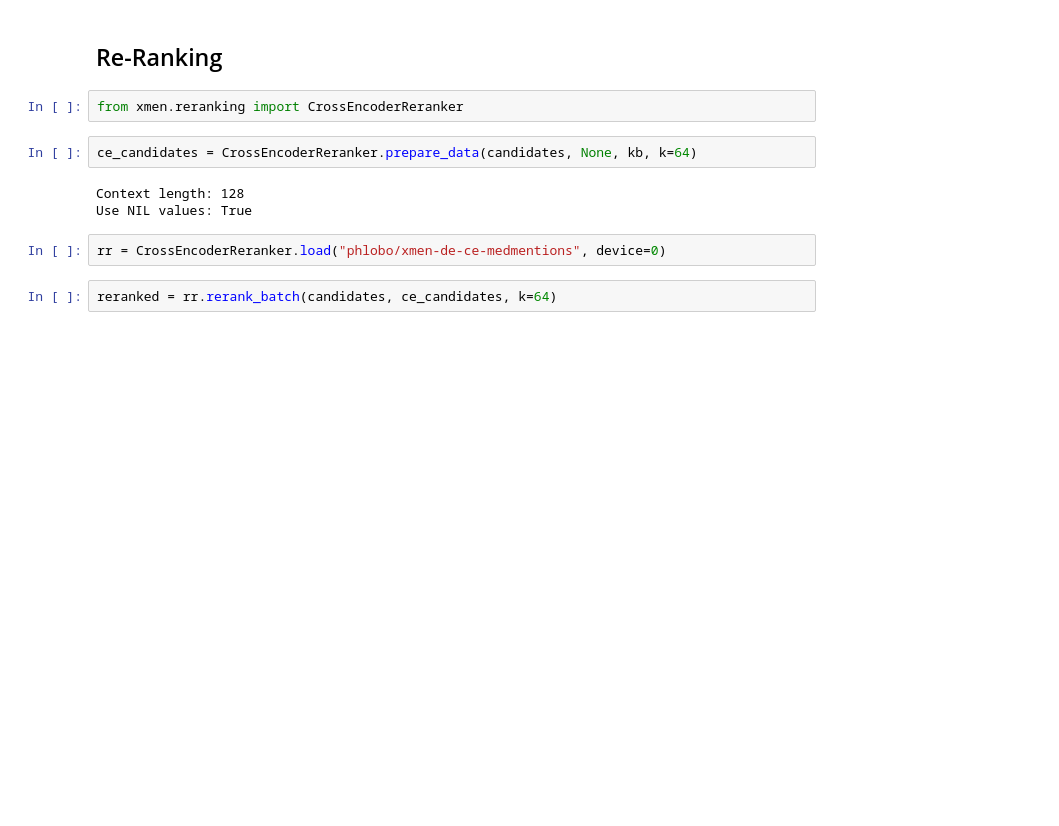
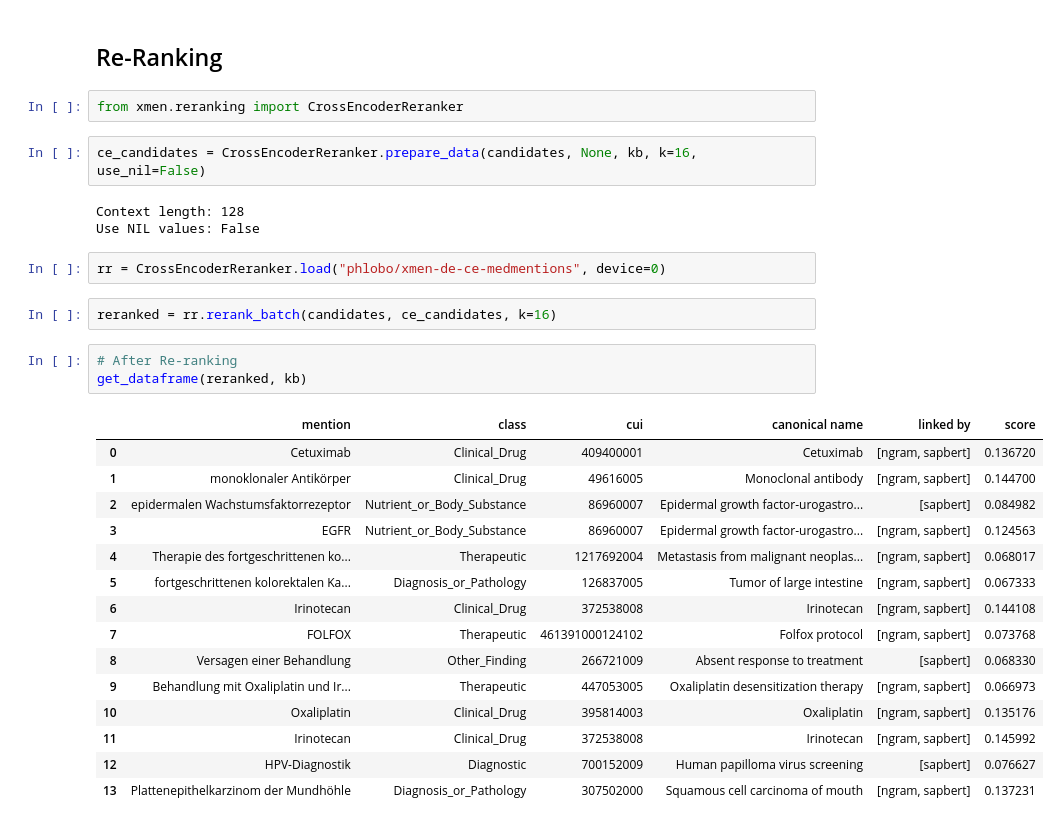
Before and after one commit to hpi-dhc/xmen, a Jupyter notebook: examples/03_SNOMED_Linking_German.ipynb, the cells around one changed output. Drawn from its saved outputs; the diff is of its cells as text; blank space fills up the shorter version.

```diff
--- a/examples/03_SNOMED_Linking_German.ipynb
+++ b/examples/03_SNOMED_Linking_German.ipynb
@@ -117,14 +117,33 @@ get_dataframe(candidates, kb)
 # %%
 from xmen.reranking import CrossEncoderReranker
 # %%
-ce_candidates = CrossEncoderReranker.prepare_data(candidates, None, kb, k=64)
+ce_candidates = CrossEncoderReranker.prepare_data(candidates, None, kb, k=16, use_nil=False)
 # %% [output]
 Context length: 128
-Use NIL values: True
+Use NIL values: False
 # %%
 rr = CrossEncoderReranker.load("phlobo/xmen-de-ce-medmentions", device=0)
 # %%
-reranked = rr.rerank_batch(candidates, ce_candidates, k=64)
+reranked = rr.rerank_batch(candidates, ce_candidates, k=16)
+# %%
+# After Re-ranking
+get_dataframe(reranked, kb)
+# %% [output]
+|  | mention | class | cui | canonical name | linked by | score |
+| 0 | Cetuximab | Clinical_Drug | 409400001 | Cetuximab | [ngram, sapbert] | 0.136720 |
+| 1 | monoklonaler Antikörper | Clinical_Drug | 49616005 | Monoclonal antibody | [ngram, sapbert] | 0.144700 |
+| 2 | epidermalen Wachstumsfaktorrezeptor | Nutrient_or_Body_Substance | 86960007 | Epidermal growth factor-urogastro... | [sapbert] | 0.084982 |
+| 3 | EGFR | Nutrient_or_Body_Substance | 86960007 | Epidermal growth factor-urogastro... | [ngram, sapbert] | 0.124563 |
+| 4 | Therapie des fortgeschrittenen ko... | Therapeutic | 1217692004 | Metastasis from malignant neoplas... | [ngram, sapbert] | 0.068017 |
+| 5 | fortgeschrittenen kolorektalen Ka... | Diagnosis_or_Pathology | 126837005 | Tumor of large intestine | [ngram, sapbert] | 0.067333 |
+| 6 | Irinotecan | Clinical_Drug | 372538008 | Irinotecan | [ngram, sapbert] | 0.144108 |
+| 7 | FOLFOX | Therapeutic | 461391000124102 | Folfox protocol | [ngram, sapbert] | 0.073768 |
+| 8 | Versagen einer Behandlung | Other_Finding | 266721009 | Absent response to treatment | [sapbert] | 0.068330 |
+| 9 | Behandlung mit Oxaliplatin und Ir... | Therapeutic | 447053005 | Oxaliplatin desensitization therapy | [ngram, sapbert] | 0.066973 |
+| 10 | Oxaliplatin | Clinical_Drug | 395814003 | Oxaliplatin | [ngram, sapbert] | 0.135176 |
+| 11 | Irinotecan | Clinical_Drug | 372538008 | Irinotecan | [ngram, sapbert] | 0.145992 |
+| 12 | HPV-Diagnostik | Diagnostic | 700152009 | Human papilloma virus screening | [sapbert] | 0.076627 |
+| 13 | Plattenepithelkarzinom der Mundhöhle | Diagnosis_or_Pathology | 307502000 | Squamous cell carcinoma of mouth | [ngram, sapbert] | 0.137231 |
 # %%
 # After Re-ranking
 get_dataframe(reranked, kb)
```
Also changed, not shown: parts of 2 cells of this notebook, 1 other file.
